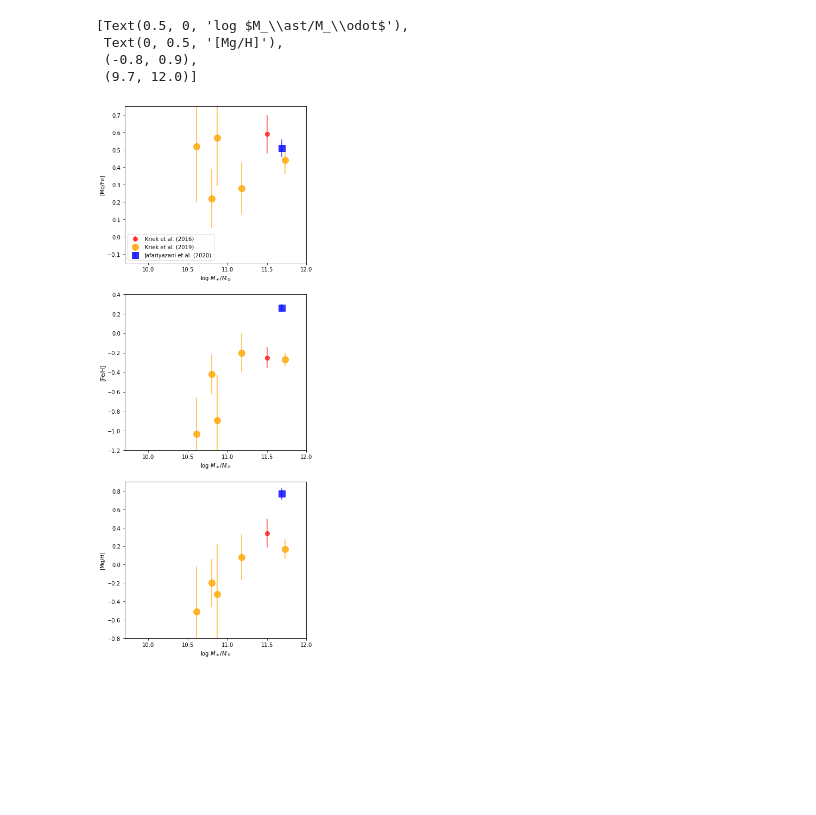
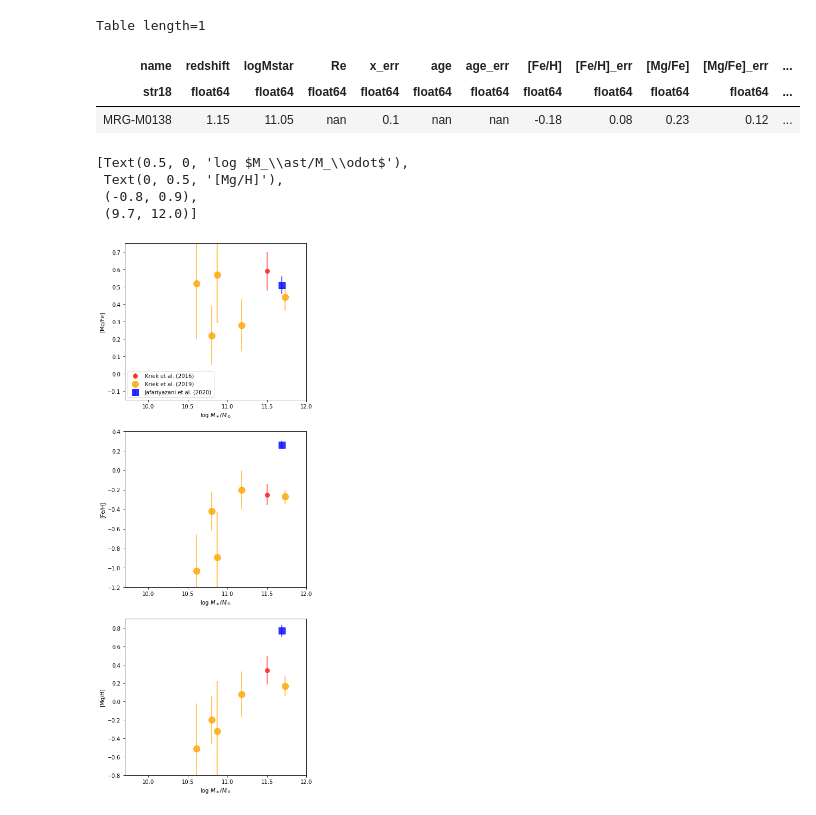
Before and after one commit to jk3sxp/Pathak_2021, a Jupyter notebook: z=0_Observations.ipynb, the cells around one changed output. Saved outputs shown, nothing was run; the diff lists cells and outputs as text; code cells hidden in the pictures; blank space fills up the shorter version.

```diff
--- a/z=0_Observations.ipynb
+++ b/z=0_Observations.ipynb
@@ -206,3 +271,33 @@ Table length=1
+# %%
+########################
+# Carnall et al. (2021)
+########################
+# dozens of galaxies at z~1.15
+
+carn21 = sample_template[0:1].copy()
+carn21.meta['label'] = 'z~1.15 (Carnall et al. 2021)'
+
+carn21['name'] = 'MRG-M0138'
+carn21['redshift'] = 1.15
+carn21['logMstar'] = 11.05
+carn21['Re'] = None # not found in paper
+carn21['x_err'] = 0.1
+carn21['age'] = None
+carn21['age_err'] = None
+carn21['[Fe/H]'] = -0.18
+carn21['[Fe/H]_err'] = 0.08
+carn21['[Mg/Fe]'] = 0.23
+carn21['[Mg/Fe]_err'] = 0.12
+carn21['[Mg/H]'] = carn21['[Mg/Fe]'] + carn21['[Fe/H]']
+carn21['[Mg/H]_err'] = np.sqrt( carn21['[Mg/Fe]_err']**2 + carn21['[Fe/H]_err']**2 )
+
+# print out table
+carn21
+# %% [output]
+Table length=1
+| name | redshift | logMstar | Re | x_err | age | age_err | [Fe/H] | [Fe/H]_err | [Mg/Fe] | [Mg/Fe]_err | ... |
+| str18 | float64 | float64 | float64 | float64 | float64 | float64 | float64 | float64 | float64 | float64 | ... |
+| MRG-M0138 | 1.15 | 11.05 | nan | 0.1 | nan | nan | -0.18 | 0.08 | 0.23 | 0.12 | ... |
 # %%
 # set the marker properties for the plots
 
```
Also changed, not shown: parts of 15 cells of this notebook, 22 other files.
